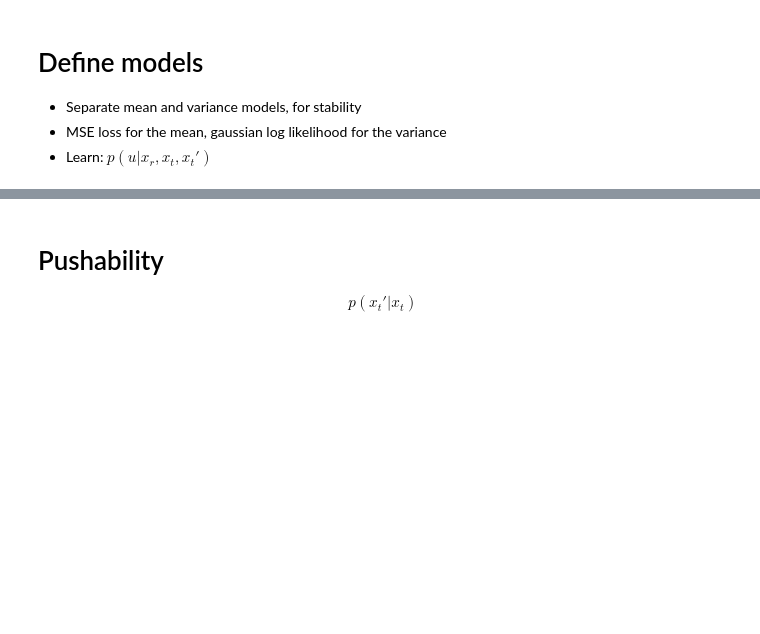
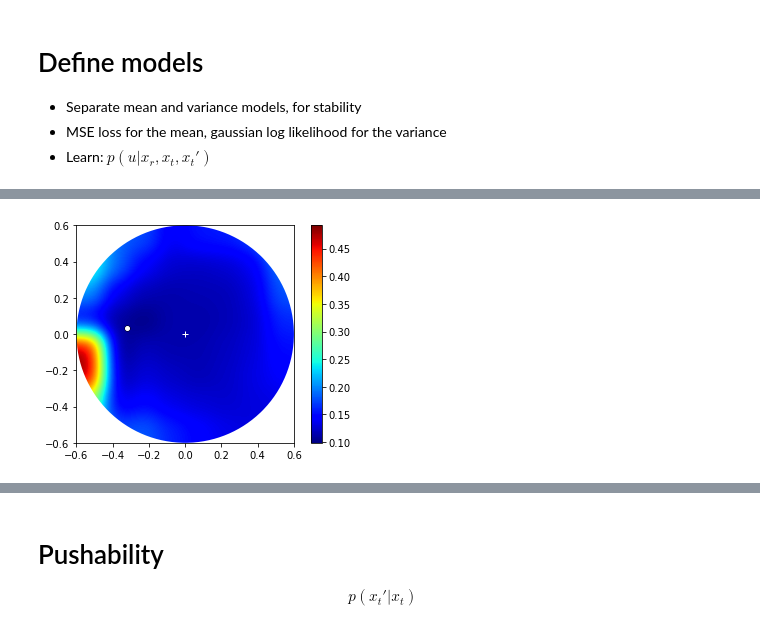
Before and after one commit to JoshuaHaustein/oracle_server, a Jupyter notebook: oracle_real.ipynb, the cells around one changed output, grey strips where cells are left out. Saved outputs shown, nothing was run; the diff lists cells and outputs as text; code cells hidden in the pictures; blank space fills up the shorter version.

```diff
--- a/oracle_real.ipynb
+++ b/oracle_real.ipynb
@@ -190,0 +522,37 @@ class Residual(torch.nn.Module):
+# %%
+#with open('notebook_models/policy.pkl', 'wb') as f:
+#    pickle.dump(π.state_dict(), f)
+with open('notebook_models/policy.pkl', 'rb') as f:
+    π.load_state_dict(pickle.load(f))
+# %%
+class ProductionPolicy(torch.nn.Module):
+
+    def __init__(self, norm_x, norm_y, policy):
+        super(ProductionPolicy, self).__init__()
+        self.norm_x = norm_x
+        self.norm_y = norm_y
+        self.policy = policy
+
+    def forward(self, x, g):
+        return self.policy(self.norm_x(x), self.norm_y(g))
+# %%
+production_policy = ProductionPolicy(norm_x, norm_y, π).cuda()
+production_policy.eval()
+obj_x = 0.0
+obj_y = 0.3
+goal_x = 0.0
+goal_y = 0.1
+width = 0.10
+X = Variable(torch.cuda.FloatTensor([[obj_x, obj_y, 0.0, width, width]]))
+G = Variable(torch.cuda.FloatTensor([[goal_x, goal_y, 0.0]]))
+
+X, U, G = next(iter(dataloader_val))
+X = Variable(X.cuda())
+G = Variable(G.cuda())
+U = production_policy(X, G)
+π = π.cuda()
+plot_q(X=X, G=G, π=π)
+#print('Rotation:', U.cpu().data[0, -2])
+#print('Duration:', U.cpu().data[0, -1])
+# %% [output]
+[figure, added]
```
Also changed, not shown: parts of 48 cells of this notebook.
